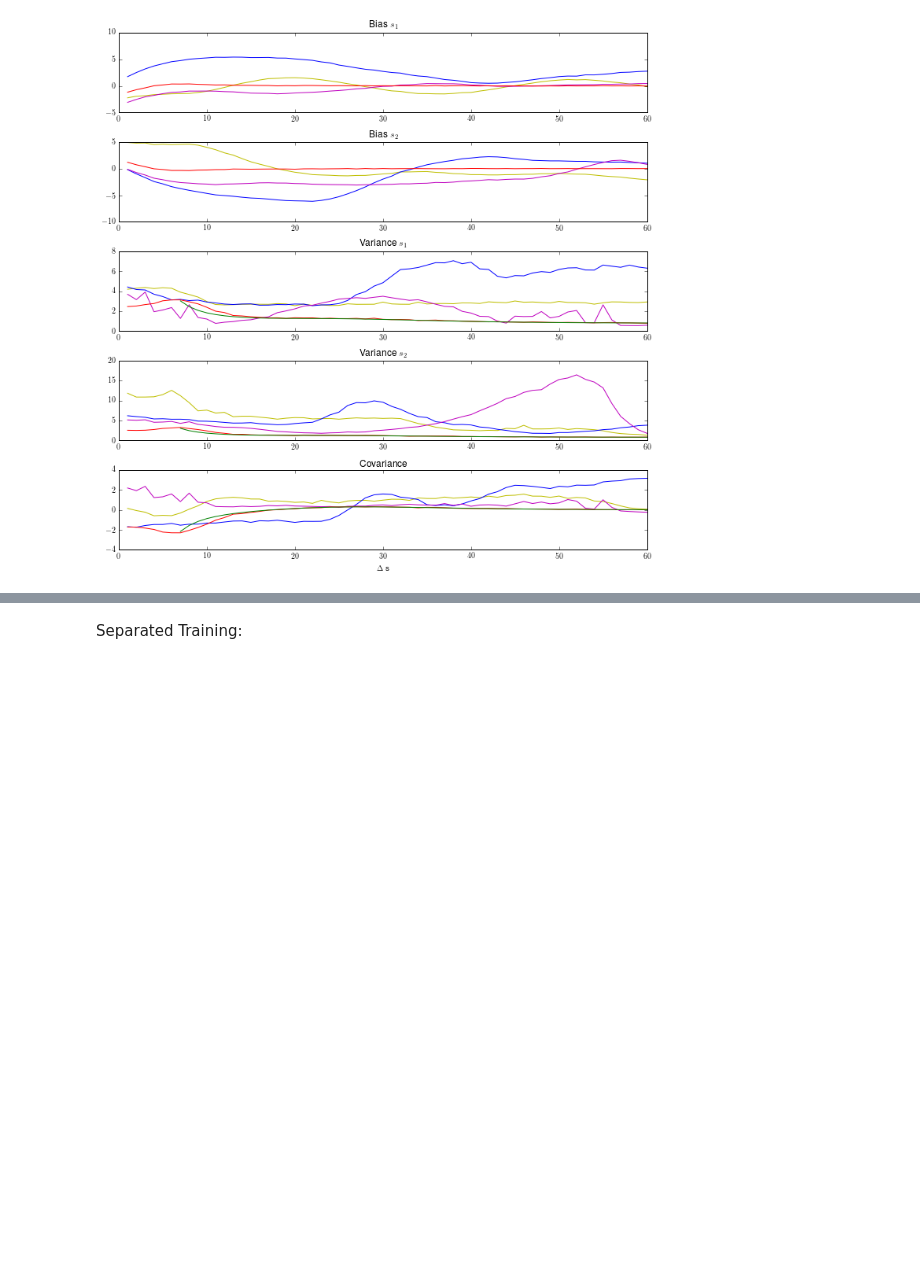
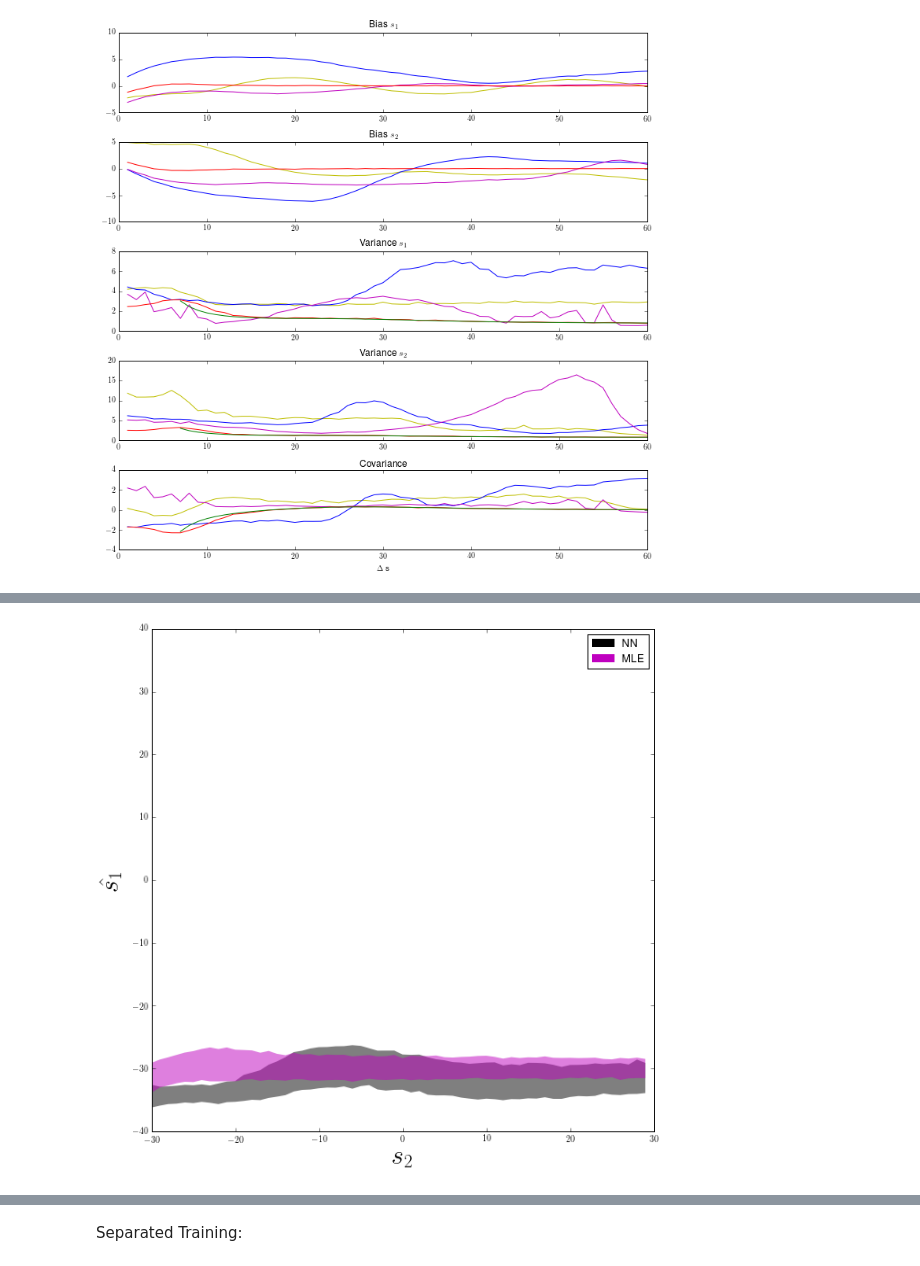
Before and after one commit to NYUMaLab/Divisive_Normalization_Project, a Jupyter notebook: Code/Demixing/Demixing DNN_Full.ipynb, the cells around one changed output, grey strips where cells are left out. Cells and saved outputs as stored; diff of their text form; code cells hidden in the pictures; blank space fills up the shorter version.

```diff
--- a/Code/Demixing/Demixing DNN_Full.ipynb
+++ b/Code/Demixing/Demixing DNN_Full.ipynb
@@ -113,7 +115,8 @@ def fisher_inf(s_0, s_1, c_0, c_1, r_max=10):
     fisher = np.linalg.inv([[J_11, J_12], [J_21, J_22]])
     return fisher
 
-def fit_optimal(r, sm, N=61, init=None, sprefs=sprefs, c_1=.5, c_2=.5, c_50=13.1, r_max=10, c_rms=0.707106781, sig_tc=10, sigtc_sq=10**2):
+def fit_optimal(r, sm, N=61, init=None, sprefs=sprefs, sampling=False, c_1=.5, c_2=.5, c_50=13.1, r_max=10, c_rms=0.707106781, sig_tc=10, sigtc_sq=10**2):
+    ndata = len(r)
     neurons_dat = {'N': 61,
                    'r': r[0].astype(int),
                    'sprefs': sprefs,
@@ -129,12 +132,16 @@ def fit_optimal(r, sm, N=61, init=None, sprefs=sprefs, c_1=.5, c_2=.5, c_50=13.1
     print init
     for i in range(len(r)):
         neurons_dat['r'] = r[i].astype(int)
-        if not init:
-            op = sm.optimizing(data=neurons_dat)
+        if sampling:
+            op = sm.sampling(data=neurons_dat)
+            optimal[0][i], optimal[1][i] = np.mean(op['s_1']), np.mean(op['s_2'])
         else:
-            op = sm.optimizing(data=neurons_dat, init=init)
-        optimal[0][i], optimal[1][i] = op['s_1'], op['s_2']
-        optimal = np.sort(optimal, axis=0)
+            if not init:
+                op = sm.optimizing(data=neurons_dat)
+            else:
+                op = sm.optimizing(data=neurons_dat, init=init)
+            optimal[0][i], optimal[1][i] = op['s_1'], op['s_2']
+        #optimal = np.sort(optimal, axis=0)
     return optimal
 # %%
 """
@@ -1525,0 +1568,21 @@ testing
+# %%
+%matplotlib inline
+import matplotlib.patches as mpatches
+s = range(-30, 30)
+neg_sd_nn_rms = mean_s1_nn_rms - np.sqrt(var_s1_nn_rms)
+pos_sd_nn_rms = mean_s1_nn_rms + np.sqrt(var_s1_nn_rms)
+neg_sd_opt = mean_s1_opt - np.sqrt(var_s1_opt)
+pos_sd_opt = mean_s1_opt + np.sqrt(var_s1_opt)
+plt.rc('text', usetex=True)
+plt.figure(figsize=(10,10))
+plt.fill_between(s, pos_sd_nn_rms, neg_sd_nn_rms, facecolor='k', alpha=0.5, edgecolor="None", label="MLE")
+plt.fill_between(s, pos_sd_opt, neg_sd_opt, facecolor='m', alpha=0.5, edgecolor="None", label="NN")
+plt.ylim([-40,40])
+plt.xlabel(r'$s_2$',fontsize=30)
+plt.ylabel(r'\hat{s_1}',fontsize=30)
+nn_patch = mpatches.Patch(color='k', label='NN')
+mle_patch = mpatches.Patch(color='m', label='MLE')
+plt.legend(handles=[nn_patch, mle_patch])
+plt.show()
+# %% [output]
+[figure, added]
```
Also changed, not shown: parts of 24 cells of this notebook, 9 other files.
